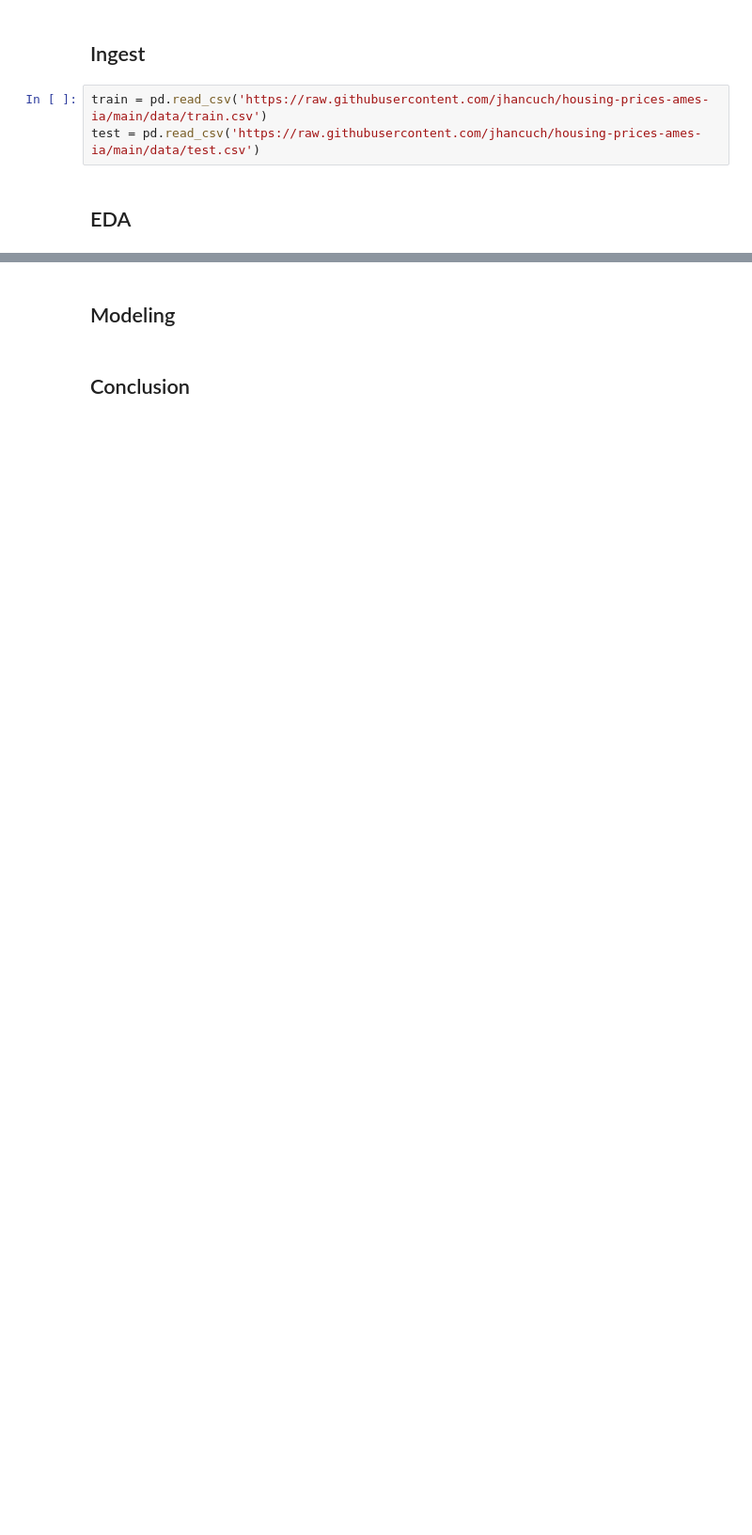
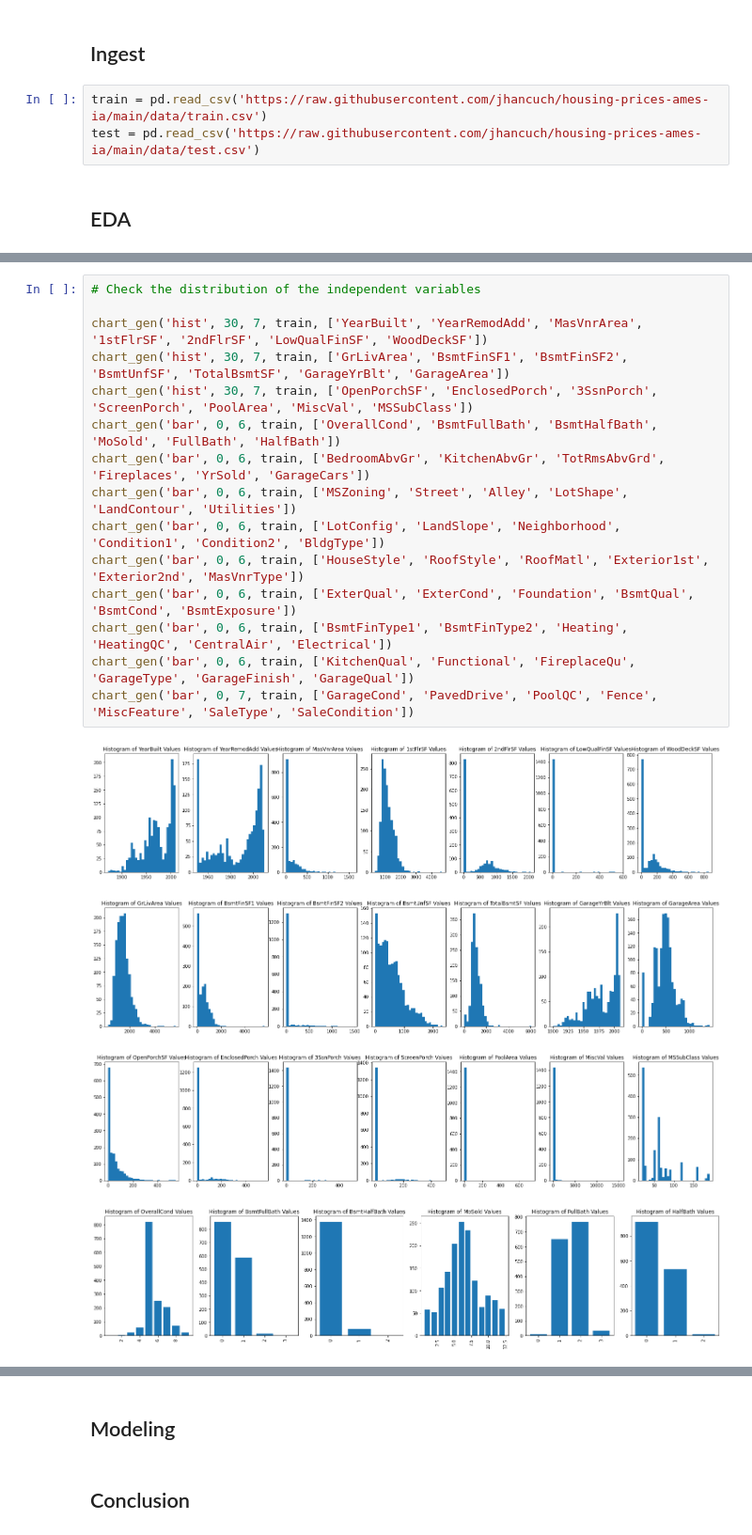
Before and after one commit to jhancuch/housing-prices-ames-ia, a Jupyter notebook: housing-price-prediction.ipynb, the cells around one changed output, grey strips where cells are left out. Shown at 94% size. Saved outputs shown, nothing was run; the diff lists cells and outputs as text; blank space fills up the shorter version.

```diff
--- a/housing-price-prediction.ipynb
+++ b/housing-price-prediction.ipynb
@@ -16,0 +51,20 @@ test = pd.read_csv('https://raw.githubusercontent.com/jhancuch/housing-prices-am
+# %%
+# Check the distribution of the independent variables
+
+chart_gen('hist', 30, 7, train, ['YearBuilt', 'YearRemodAdd', 'MasVnrArea', '1stFlrSF', '2ndFlrSF', 'LowQualFinSF', 'WoodDeckSF'])
+chart_gen('hist', 30, 7, train, ['GrLivArea', 'BsmtFinSF1', 'BsmtFinSF2', 'BsmtUnfSF', 'TotalBsmtSF', 'GarageYrBlt', 'GarageArea'])
+chart_gen('hist', 30, 7, train, ['OpenPorchSF', 'EnclosedPorch', '3SsnPorch', 'ScreenPorch', 'PoolArea', 'MiscVal', 'MSSubClass'])
+chart_gen('bar', 0, 6, train, ['OverallCond', 'BsmtFullBath', 'BsmtHalfBath', 'MoSold', 'FullBath', 'HalfBath'])
+chart_gen('bar', 0, 6, train, ['BedroomAbvGr', 'KitchenAbvGr', 'TotRmsAbvGrd', 'Fireplaces', 'YrSold', 'GarageCars'])
+chart_gen('bar', 0, 6, train, ['MSZoning', 'Street', 'Alley', 'LotShape', 'LandContour', 'Utilities'])
+chart_gen('bar', 0, 6, train, ['LotConfig', 'LandSlope', 'Neighborhood', 'Condition1', 'Condition2', 'BldgType'])
+chart_gen('bar', 0, 6, train, ['HouseStyle', 'RoofStyle', 'RoofMatl', 'Exterior1st', 'Exterior2nd', 'MasVnrType'])
+chart_gen('bar', 0, 6, train, ['ExterQual', 'ExterCond', 'Foundation', 'BsmtQual', 'BsmtCond', 'BsmtExposure'])
+chart_gen('bar', 0, 6, train, ['BsmtFinType1', 'BsmtFinType2', 'Heating', 'HeatingQC', 'CentralAir', 'Electrical'])
+chart_gen('bar', 0, 6, train, ['KitchenQual', 'Functional', 'FireplaceQu', 'GarageType', 'GarageFinish', 'GarageQual'])
+chart_gen('bar', 0, 7, train, ['GarageCond', 'PavedDrive', 'PoolQC', 'Fence', 'MiscFeature', 'SaleType', 'SaleCondition'])
+# %% [output]
+[figure, added]
+[figure, added]
+[figure, added]
+[figure, added]
```
Also changed, not shown: parts of 6 cells of this notebook.
